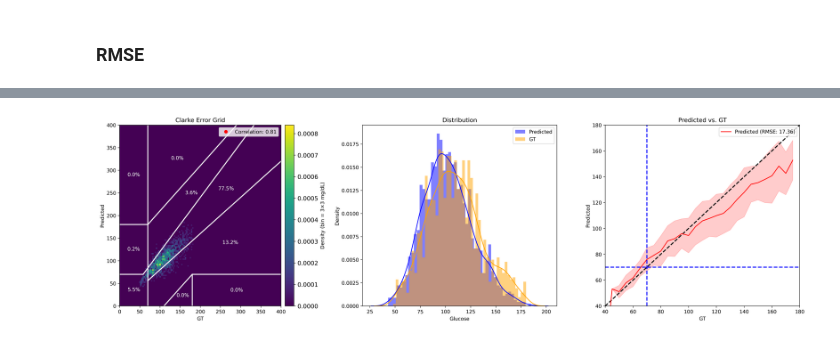
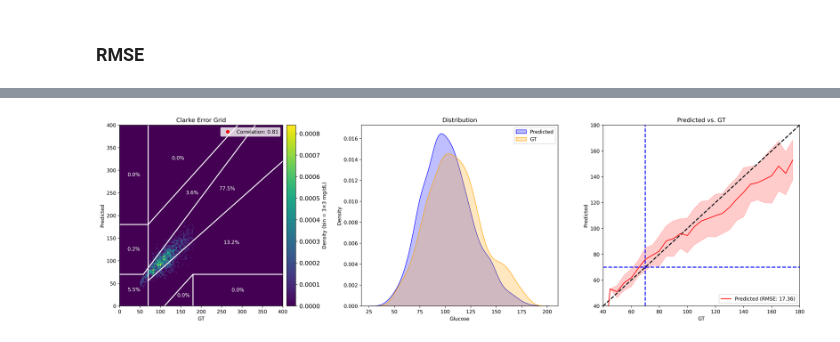
Before and after one commit to PSI-TAMU/GlucoseBench, a Jupyter notebook: demo.ipynb, the cells around one changed output, grey strips where cells are left out. Cells and saved outputs as stored; diff of their text form; code cells hidden in the pictures.

```diff
--- a/demo.ipynb
+++ b/demo.ipynb
@@ -53,12 +83,12 @@ print(rmse)
 # %%
 fig, ax = plt.subplots(1, 3, figsize=(20, 6), dpi=300)
 plot_clarke_error_grid(ax[0], pred_glucose, gt_glucose, xmin=xmin, xmax=xmax, ymin=ymin, ymax=ymax, style='heatmap', bin_size=3)
 ax[0].set_title('Clarke Error Grid')
-plot_distribution(ax[1], pred_glucose, gt_glucose)
+plot_distribution(ax[1], pred_glucose, gt_glucose, use_kde=True)
 ax[1].set_title('Distribution')
 plot_rmse(ax[2], pred_glucose, gt_glucose, xmin=40, xmax=180, ymin=40, ymax=180)
 ax[2].set_title('Predicted vs. GT')
 plt.tight_layout()
 plt.show()
 # %% [output]
-[figure, old version]
+[figure, new version]
```
Also changed, not shown: parts of 3 cells of this notebook, 1 other file.
